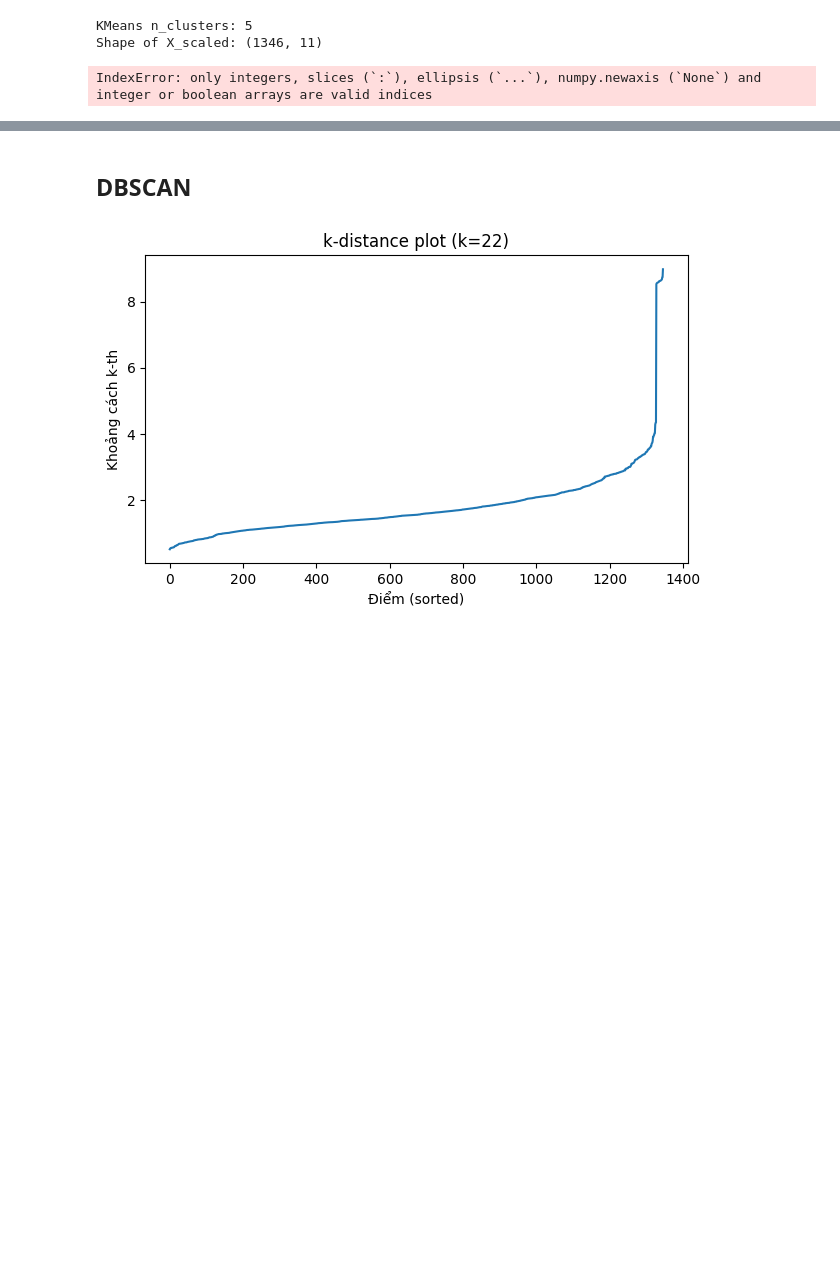
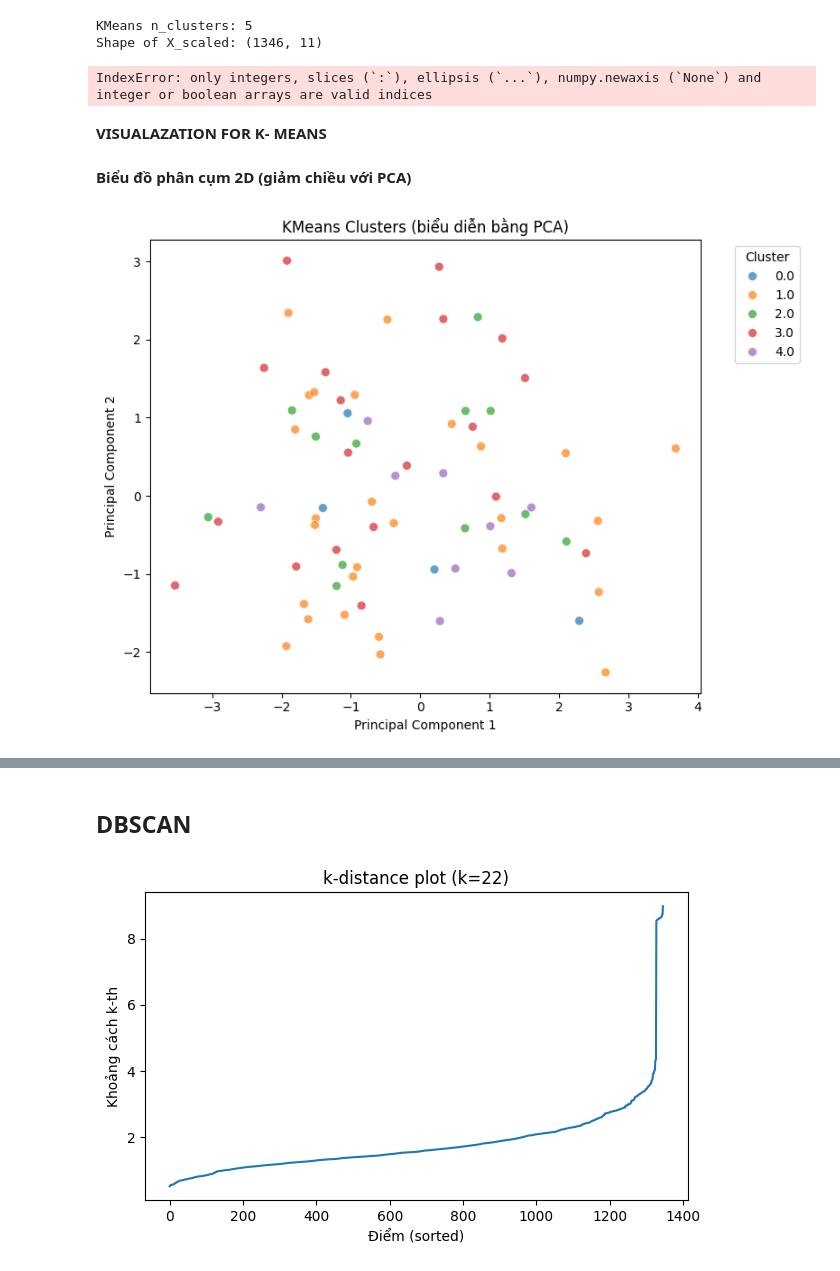
Before and after one commit to Project-cu-i-k/final_project_group4, a Jupyter notebook: python_nhap.ipynb, the cells around one changed output, grey strips where cells are left out. Cells and saved outputs as stored; diff of their text form; code cells hidden in the pictures; blank space fills up the shorter version.

```diff
--- a/python_nhap.ipynb
+++ b/python_nhap.ipynb
@@ -470,3 +532,41 @@ print("Number of duplicates:", vietnam_housing_clean.duplicated().sum())
 KMeans n_clusters: 5
 Shape of X_scaled: (1346, 11)
 IndexError: only integers, slices (`:`), ellipsis (`...`), numpy.newaxis (`None`) and integer or boolean arrays are valid indices
+# %% [markdown]
+**VISUALAZATION FOR K- MEANS**
+# %% [markdown]
+**Biểu đồ phân cụm 2D (giảm chiều với PCA)**
+# %%
+from sklearn.decomposition import PCA
+import matplotlib.pyplot as plt
+import seaborn as sns
+
+# Giả sử X là dữ liệu chuẩn hóa (không chứa cột Label)
+X_features = X.drop(columns=['Label'], errors='ignore')
+
+# Giảm chiều xuống 2 trục chính
+pca = PCA(n_components=2)
+X_pca = pca.fit_transform(X_features)
+
+# Tạo DataFrame cho trực quan
+pca_df = pd.DataFrame(data=X_pca, columns=['PC1', 'PC2'])
+pca_df['Cluster'] = X['Label']
+
+# Vẽ scatter plot các cụm
+plt.figure(figsize=(8,6))
+sns.scatterplot(
+    data=pca_df,
+    x='PC1', y='PC2',
+    hue='Cluster',
+    palette='tab10',
+    alpha=0.7,
+    s=50
+)
+plt.title('KMeans Clusters (biểu diễn bằng PCA)')
+plt.xlabel('Principal Component 1')
+plt.ylabel('Principal Component 2')
+plt.legend(title='Cluster', bbox_to_anchor=(1.05, 1), loc='upper left')
+plt.tight_layout()
+plt.show()
+# %% [output]
+[figure, added]
```
Also changed, not shown: parts of 46 cells of this notebook, 2 other files.
